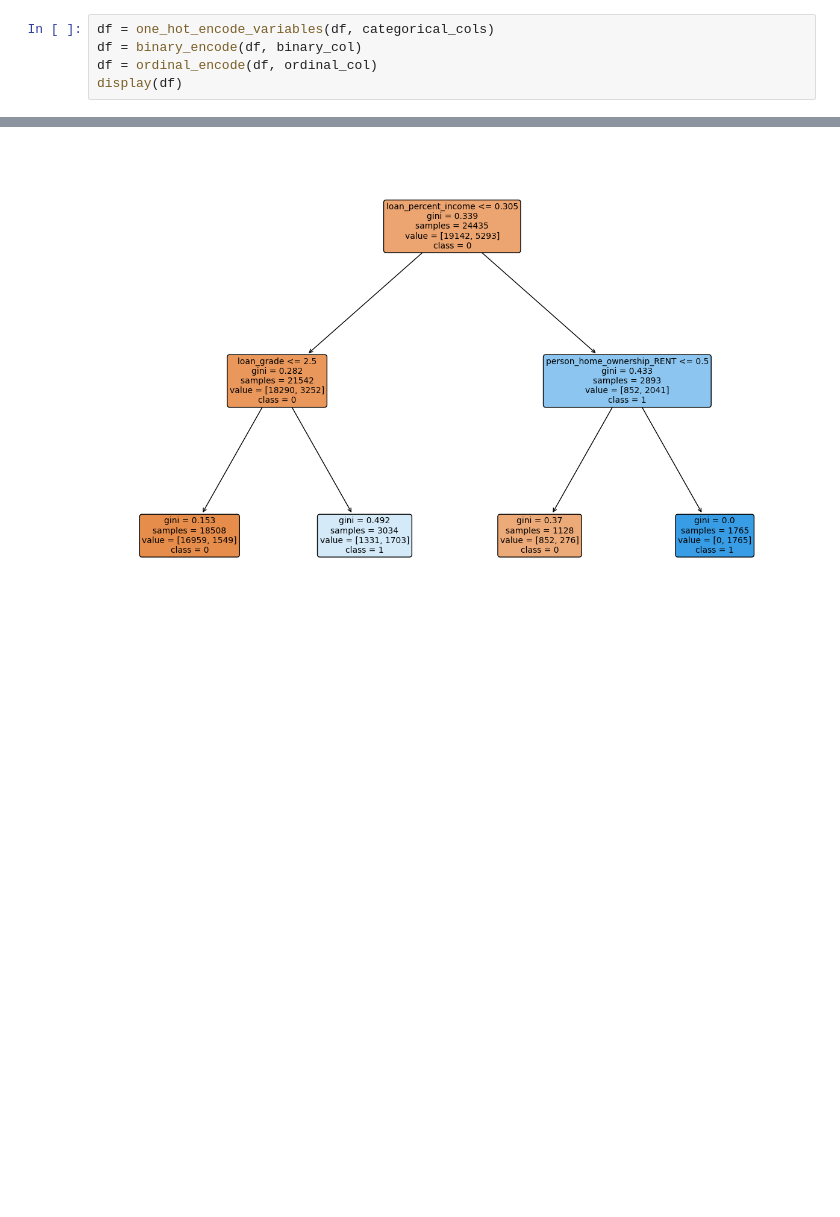
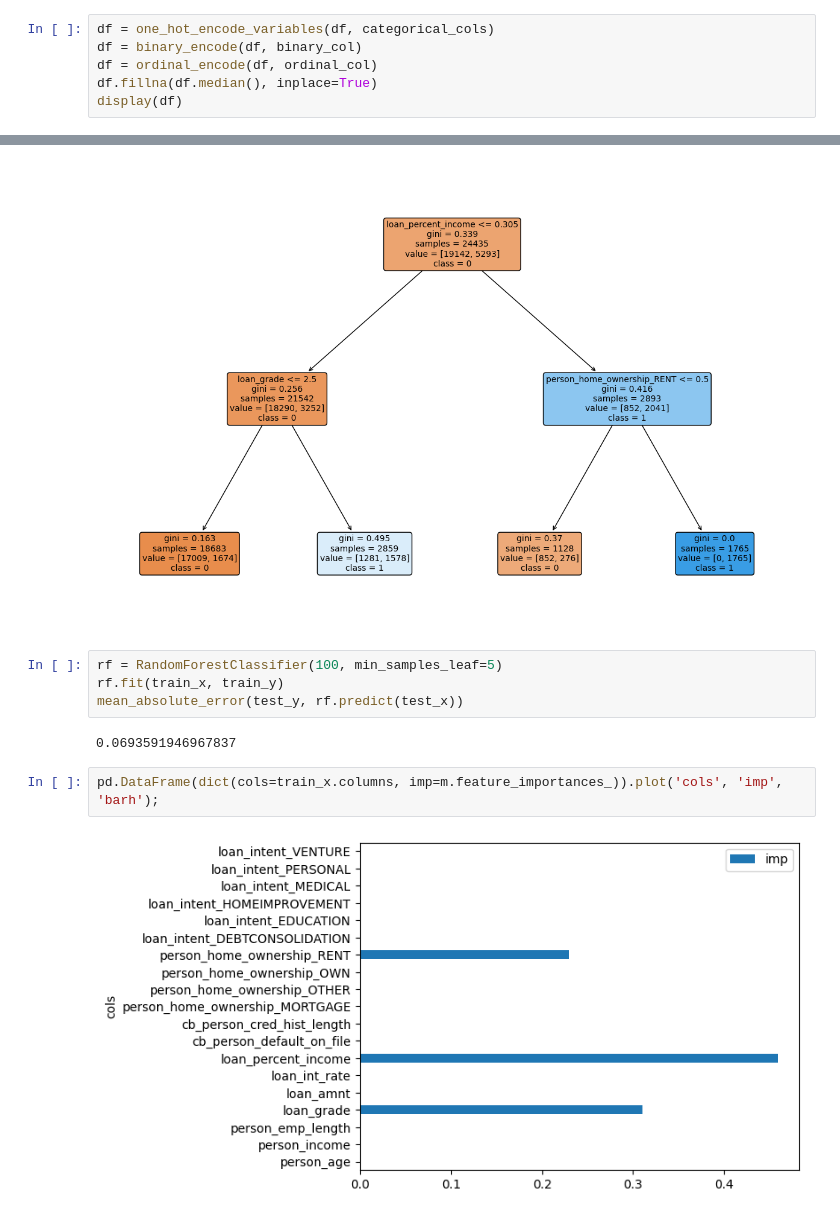
Before and after one commit to nighoge/TechLabsCreditProcess, a Jupyter notebook: RandomForest/RandomforestTill.ipynb, the cells around one changed output, grey strips where cells are left out. Drawn from its saved outputs; the diff is of its cells as text; blank space fills up the shorter version.

Commit message:
feat: visualization of random forest results

```diff
--- a/RandomForest/RandomforestTill.ipynb
+++ b/RandomForest/RandomforestTill.ipynb
@@ -54,6 +56,7 @@ def ordinal_encode(df, columns_to_encode):
 df = one_hot_encode_variables(df, categorical_cols)
 df = binary_encode(df, binary_col)
 df = ordinal_encode(df, ordinal_col)
+df.fillna(df.median(), inplace=True)
 display(df)
 # %% [output]
 |  | person_age | person_income | person_emp_length | loan_grade | loan_amnt | loan_int_rate | loan_status | ... |
@@ -83,3 +89,13 @@ plot_tree(m, filled=True, feature_names=train_x.columns, class_names=[str(i) for
 plt.show()
 # %% [output]
 [figure]
+# %%
+rf = RandomForestClassifier(100, min_samples_leaf=5)
+rf.fit(train_x, train_y)
+mean_absolute_error(test_y, rf.predict(test_x))
+# %% [output]
+0.0693591946967837
+# %%
+pd.DataFrame(dict(cols=train_x.columns, imp=m.feature_importances_)).plot('cols', 'imp', 'barh');
+# %% [output]
+[figure, added]
```
Also changed, not shown: parts of 2 cells of this notebook.
